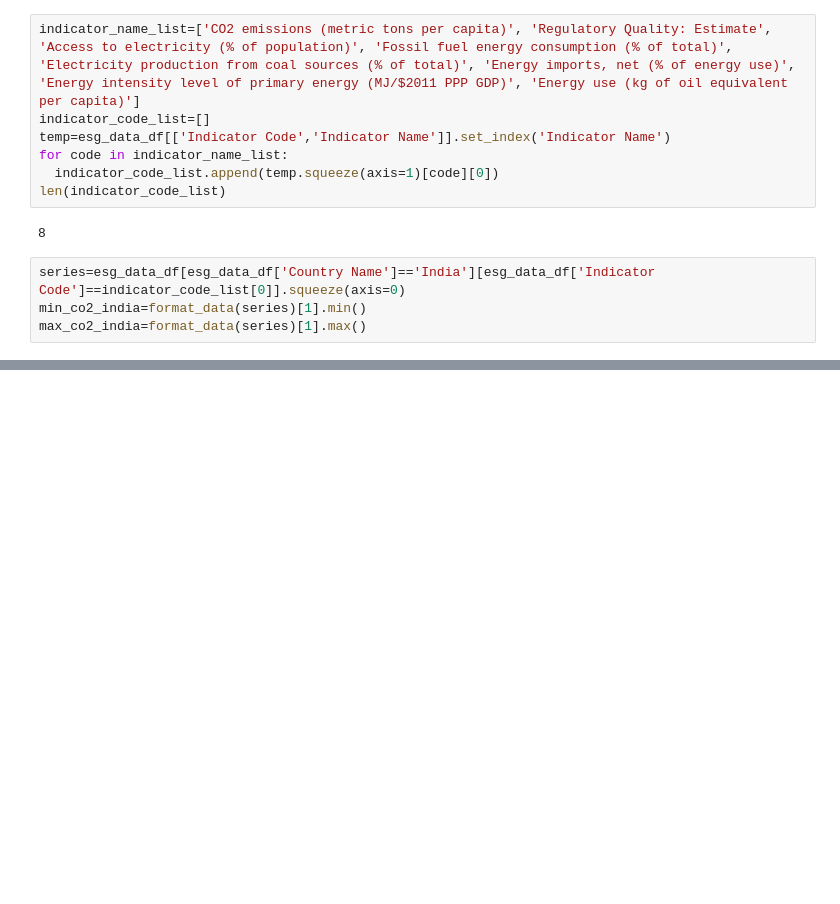
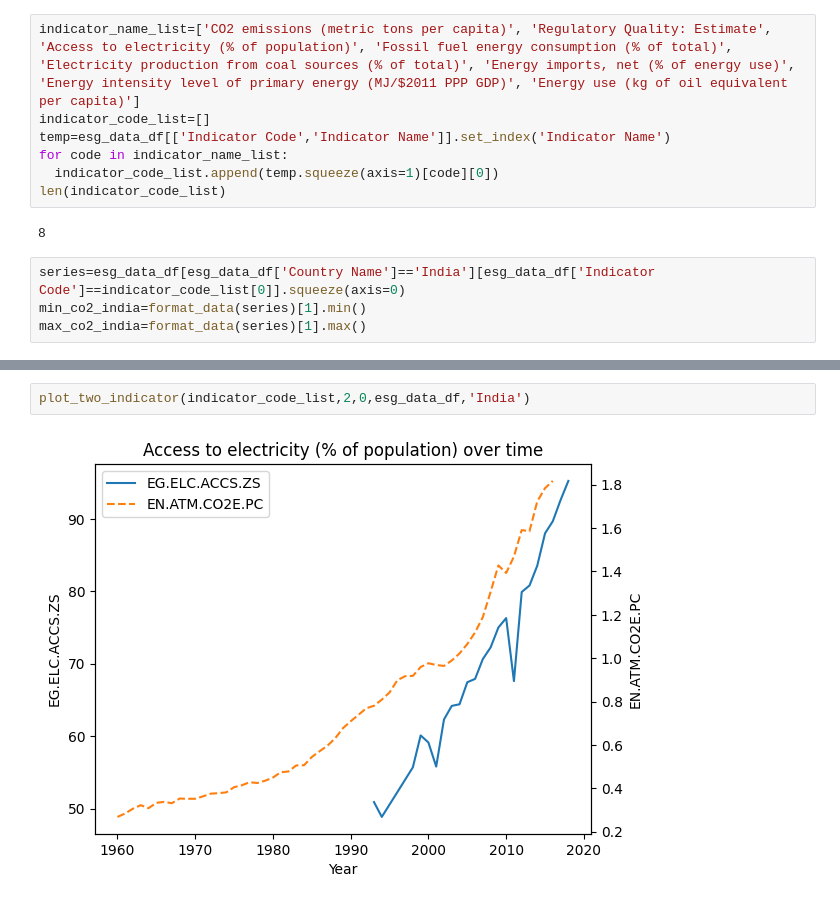
Before and after one commit to ashishsaranshakya/learning_data_analytics, a Jupyter notebook: Environment_Social_And_Governance_Data_Analysis.ipynb, the cells around one changed output, grey strips where cells are left out. Saved outputs shown, nothing was run; the diff lists cells and outputs as text; blank space fills up the shorter version.

```diff
--- a/Environment_Social_And_Governance_Data_Analysis.ipynb
+++ b/Environment_Social_And_Governance_Data_Analysis.ipynb
@@ -136,0 +149,4 @@ for indicator in indicator_code_list[1:]:
+# %%
+plot_two_indicator(indicator_code_list,2,0,esg_data_df,'India')
+# %% [output]
+[figure, added]
```
Also changed, not shown: parts of 12 cells of this notebook.
